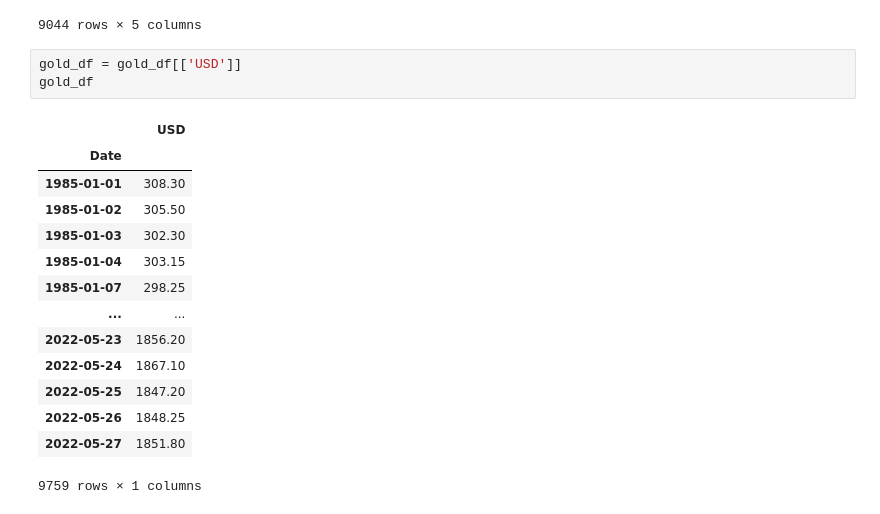
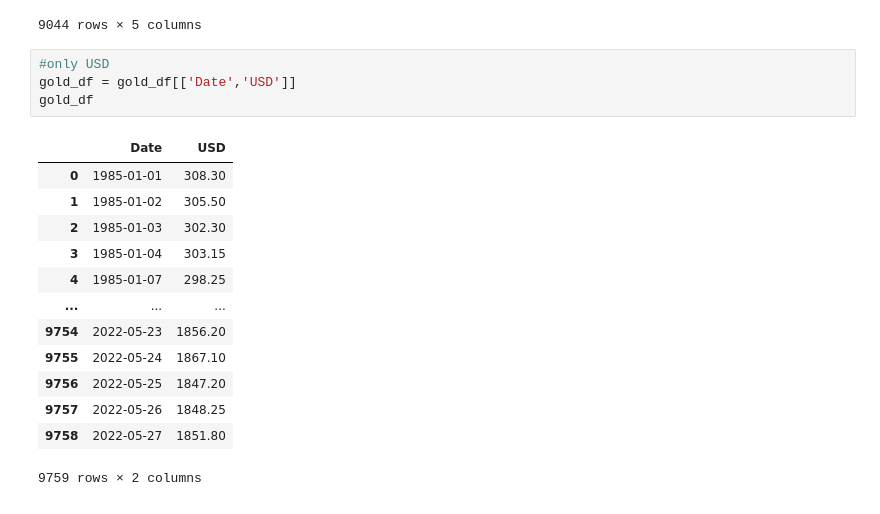
Before and after one commit to COGS118A/Group019-Sp22, a Jupyter notebook: Cleaning/Merge_all.ipynb, the cells around one changed output. Saved outputs shown, nothing was run; the diff lists cells and outputs as text.

```diff
--- a/Cleaning/Merge_all.ipynb
+++ b/Cleaning/Merge_all.ipynb
@@ -42,21 +43,21 @@ energy_df
 | 9042 | 2022-05-27 | 4.102 | 4.027 | 114.96 | 3.902 |
 | 9043 | 2022-05-31 | 4.110 | 3.947 | 114.38 | 3.909 |
 9044 rows × 5 columns
-# %%
-gold_df = gold_df[['USD']]
-gold_df
-# %% [output]
-|  | USD |
-| Date |  |
-| 1985-01-01 | 308.30 |
-| 1985-01-02 | 305.50 |
-| 1985-01-03 | 302.30 |
-| 1985-01-04 | 303.15 |
-| 1985-01-07 | 298.25 |
-| ... | ... |
-| 2022-05-23 | 1856.20 |
-| 2022-05-24 | 1867.10 |
-| 2022-05-25 | 1847.20 |
-| 2022-05-26 | 1848.25 |
-| 2022-05-27 | 1851.80 |
-9759 rows × 1 columns
+# %%
+#only USD
+gold_df = gold_df[['Date','USD']]
+gold_df
+# %% [output]
+|  | Date | USD |
+| 0 | 1985-01-01 | 308.30 |
+| 1 | 1985-01-02 | 305.50 |
+| 2 | 1985-01-03 | 302.30 |
+| 3 | 1985-01-04 | 303.15 |
+| 4 | 1985-01-07 | 298.25 |
+| ... | ... | ... |
+| 9754 | 2022-05-23 | 1856.20 |
+| 9755 | 2022-05-24 | 1867.10 |
+| 9756 | 2022-05-25 | 1847.20 |
+| 9757 | 2022-05-26 | 1848.25 |
+| 9758 | 2022-05-27 | 1851.80 |
+9759 rows × 2 columns
```
Also changed, not shown: parts of 7 cells of this notebook, 4 other files.
